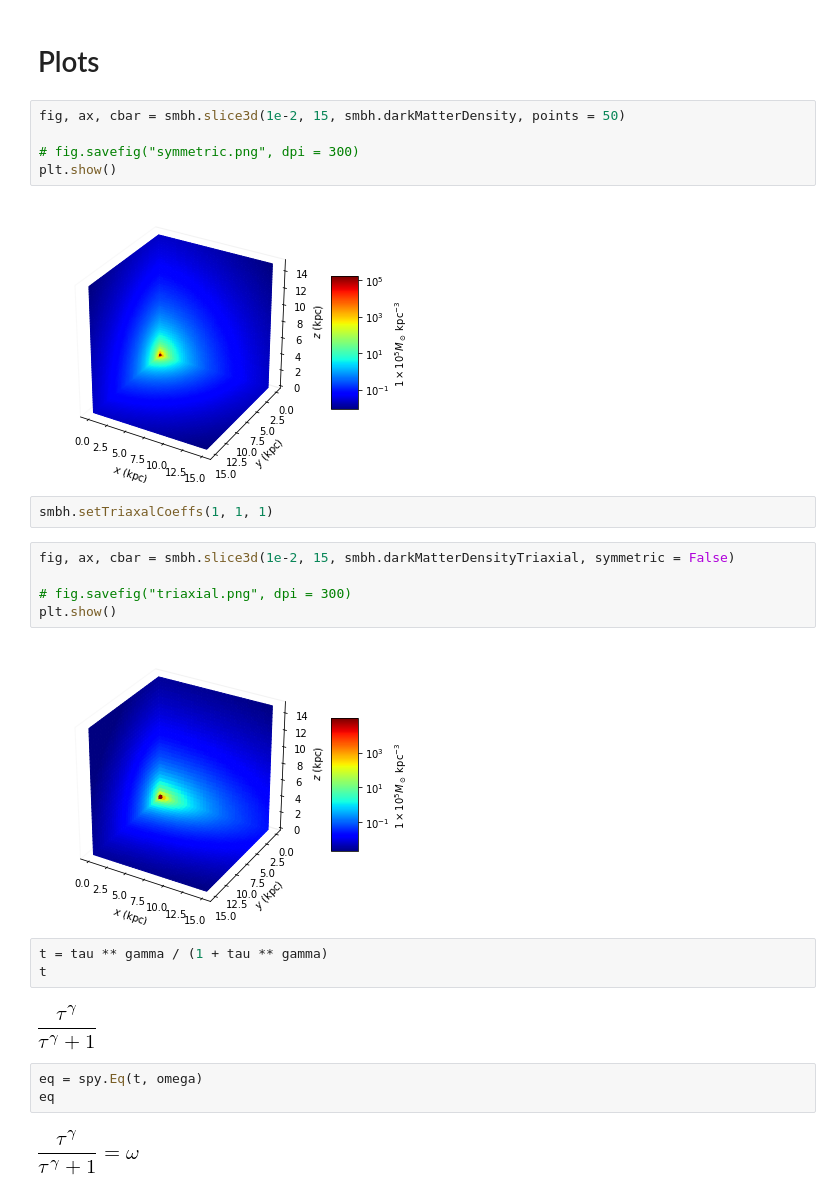
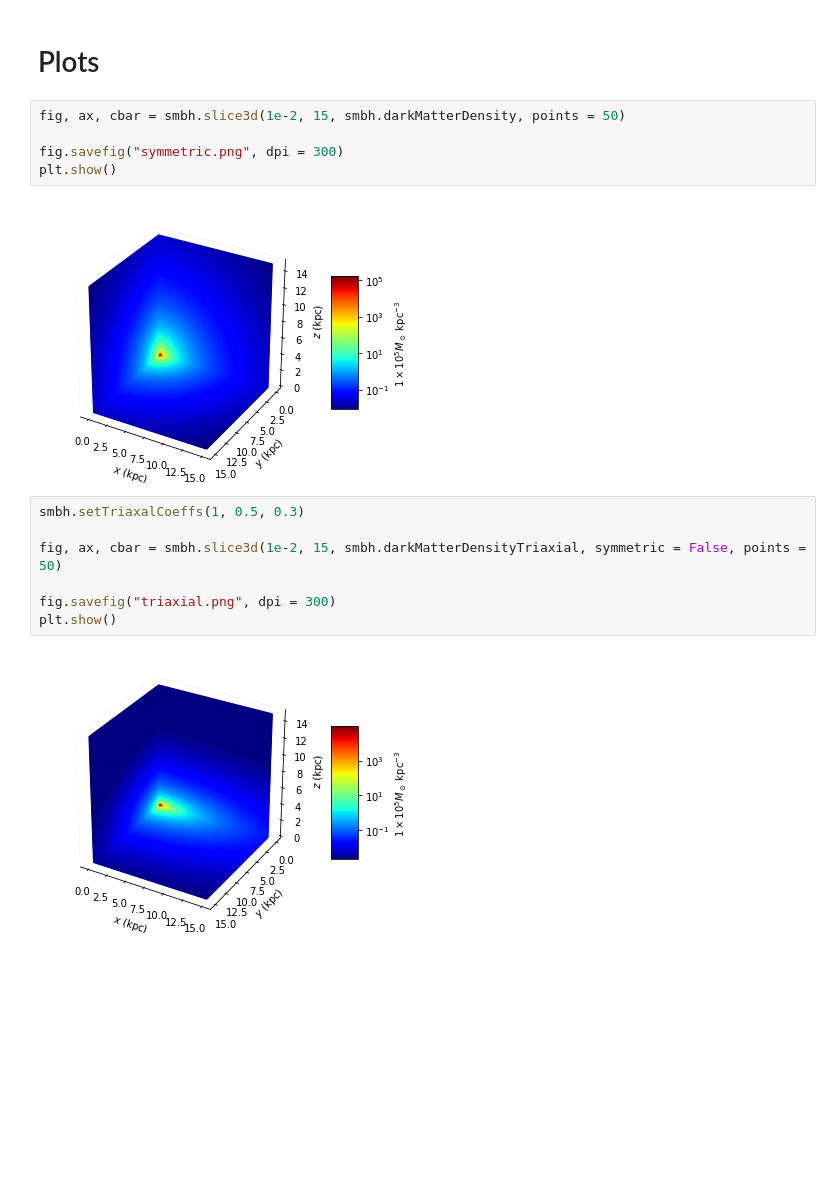
Before and after one commit to jsbarbosa/TesisFisica, a Jupyter notebook: Files/Week 7/TriaxialPotentials.ipynb, the cells around one changed output. Saved outputs shown, nothing was run; the diff lists cells and outputs as text; blank space fills up the shorter version.

Commit message:
triaxial results

```diff
--- a/Files/Week 7/TriaxialPotentials.ipynb
+++ b/Files/Week 7/TriaxialPotentials.ipynb
@@ -123,26 +177,16 @@ factor, matrix
 # %%
 fig, ax, cbar = smbh.slice3d(1e-2, 15, smbh.darkMatterDensity, points = 50)
 
-# fig.savefig("symmetric.png", dpi = 300)
+fig.savefig("symmetric.png", dpi = 300)
 plt.show()
 # %% [output]
 [figure]
-# %%
-smbh.setTriaxalCoeffs(1, 1, 1)
 # %%
-fig, ax, cbar = smbh.slice3d(1e-2, 15, smbh.darkMatterDensityTriaxial, symmetric = False)
+smbh.setTriaxalCoeffs(1, 0.5, 0.3)
 
-# fig.savefig("triaxial.png", dpi = 300)
+fig, ax, cbar = smbh.slice3d(1e-2, 15, smbh.darkMatterDensityTriaxial, symmetric = False, points = 50)
+
+fig.savefig("triaxial.png", dpi = 300)
 plt.show()
 # %% [output]
-[figure, old version]
+[figure, new version]
-# %%
-t = tau ** gamma / (1 + tau ** gamma)
-t
-# %% [output]
-[figure, removed]
-# %%
-eq = spy.Eq(t, omega)
-eq
-# %% [output]
-[figure, removed]
```
Also changed, not shown: parts of 18 cells of this notebook, 17 other files.
